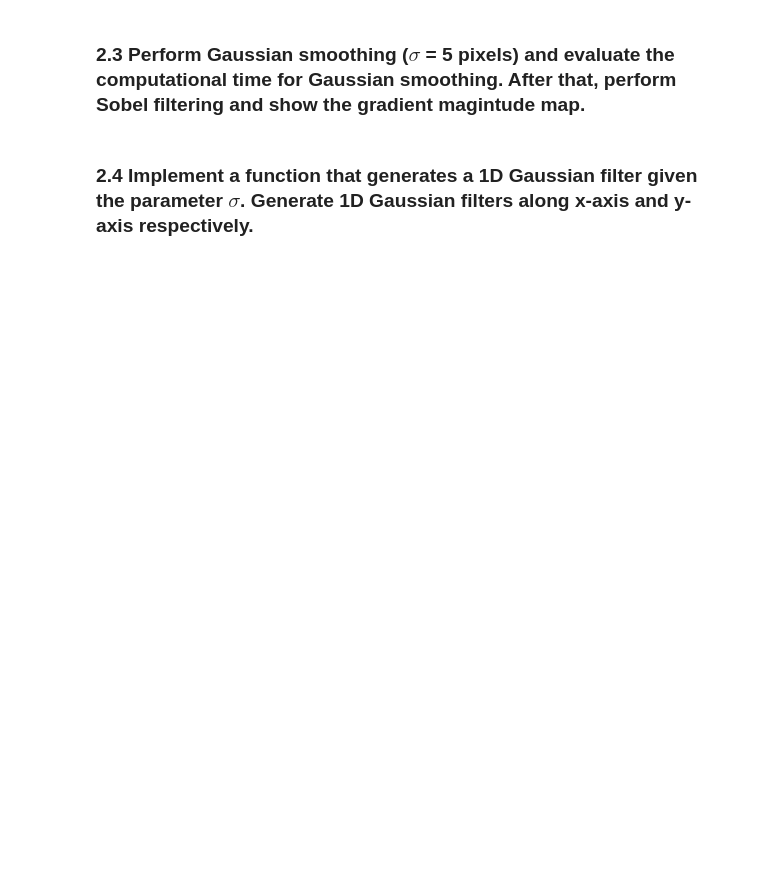
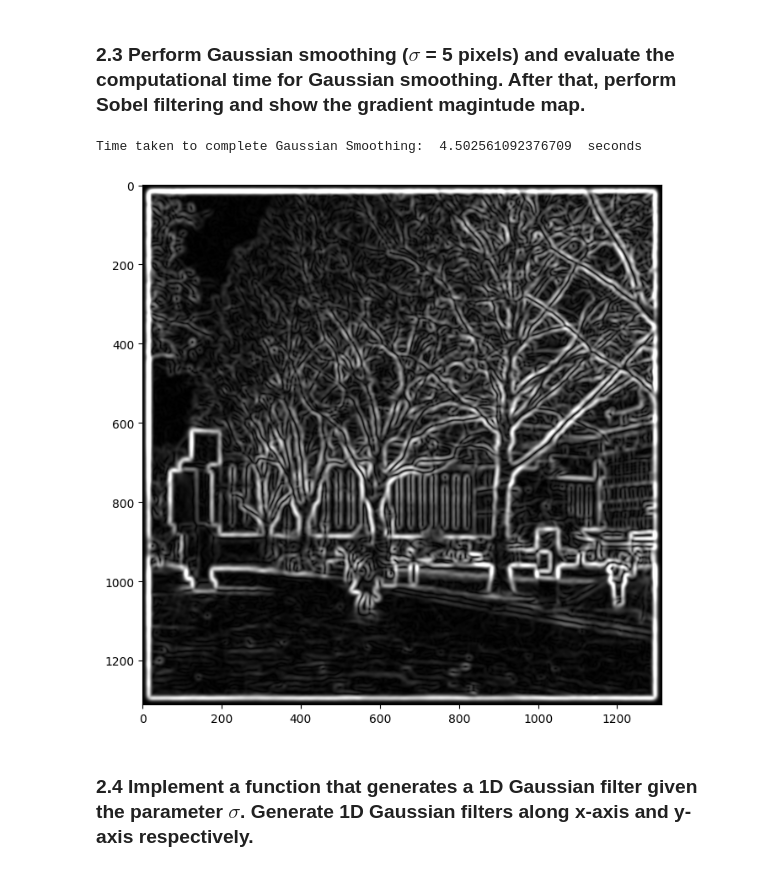
Before and after one commit to SovietMeteor10/Computer_Vision_2025, a Jupyter notebook: coursework_01/coursework_01.ipynb, the cells around one changed output. Drawn from its saved outputs; the diff is of its cells as text; code cells hidden in the pictures; blank space fills up the shorter version.

```diff
--- a/coursework_01/coursework_01.ipynb
+++ b/coursework_01/coursework_01.ipynb
@@ -167,19 +206,41 @@ plt.imshow(h)
 # %%
 # Construct the Gaussian filter
 ### Insert your code ###
+gaussian_kernel = gaussian_filter_2d(sigma)
 
 # Perform Gaussian smoothing and count time
 ### Insert your code ###
+start_time = time.time()
+smoothed_image = scipy.signal.convolve2d(image_noisy, gaussian_kernel)
+end_time = time.time()
+
+guassian_time = end_time - start_time
 
 # Image filtering
 ### Insert your code ###
+sobel_x = np.array([[-1, 0, 1],
+                    [-2, 0, 2],
+                    [-1, 0, 1]])
+
+sobel_y = np.array([[-1, -2, -1],
+                    [ 0,  0,  0],
+                    [ 1,  2,  1]])
 
 # Calculate the gradient magnitude
 ### Insert your code ###
+grad_x = scipy.signal.convolve2d(smoothed_image, sobel_x)
+grad_y = scipy.signal.convolve2d(smoothed_image, sobel_y)
+
+grad_mag = np.sqrt(grad_x**2 + grad_y**2)
+
+print("Time taken to complete Gaussian Smoothing: ", guassian_time," seconds")
 
 # Display the gradient magnitude map (provided)
 plt.imshow(grad_mag, cmap='gray', vmin=0, vmax=100)
 plt.gcf().set_size_inches(8, 8)
+# %% [output]
+Time taken to complete Gaussian Smoothing:  4.502561092376709  seconds
+[figure, added]
 # %% [markdown]
 ### 2.4 Implement a function that generates a 1D Gaussian filter given the parameter $\sigma$. Generate 1D Gaussian filters along x-axis and y-axis respectively.
 # %%
```
Also changed, not shown: parts of 15 cells of this notebook.
